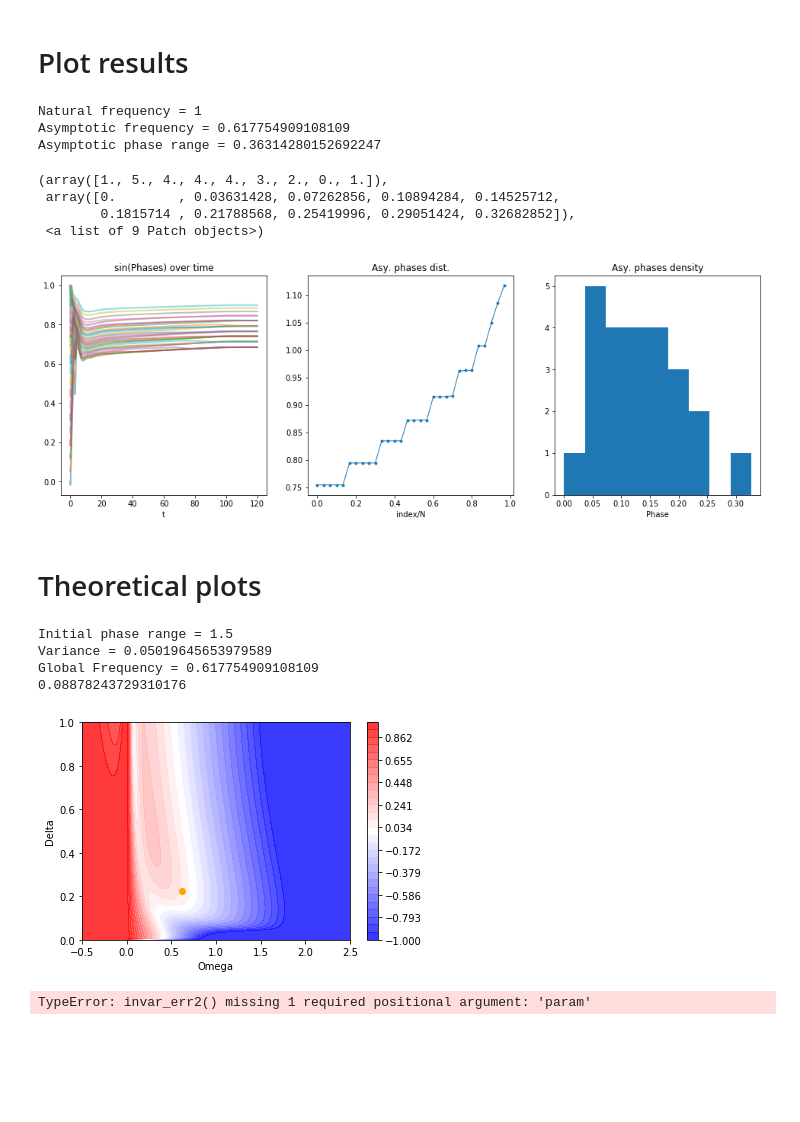
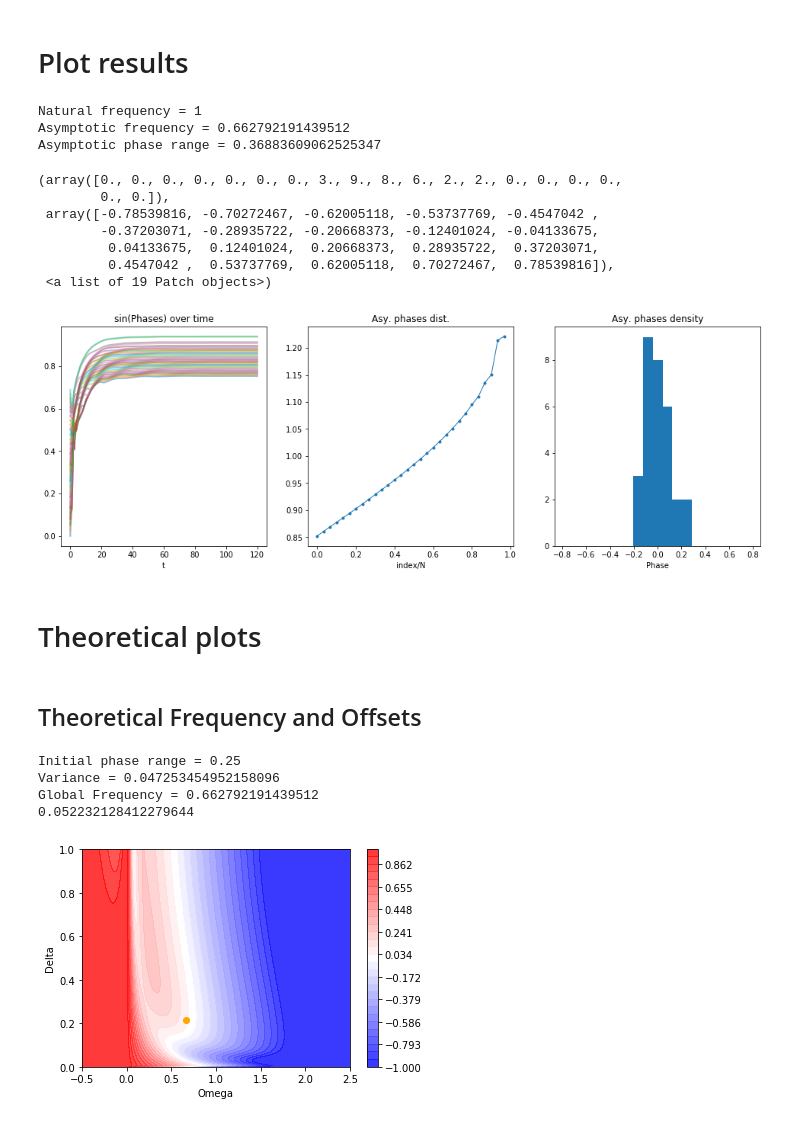
Before and after one commit to parkseo7/KuramotoPlasticDelay, a Jupyter notebook: analysisND.ipynb, the cells around one changed output. Drawn from its saved outputs; the diff is of its cells as text; code cells hidden in the pictures; blank space fills up the shorter version.

```diff
--- a/analysisND.ipynb
+++ b/analysisND.ipynb
@@ -25,8 +25,8 @@ from IPython.display import clear_output
 # Directories
 # %%
 # Data files
-name_folder = 'matlab3'
-name_file = 'offset_1'
+name_folder = 'matlab2'
+name_file = 'sol30_gain30_2'
 
 # Directory
 dir_main = os.getcwd()
@@ -80,43 +80,48 @@ print('Natural frequency = ' + str(param['omega0']))
 print('Asymptotic frequency = ' + str(asy_Omega))
 print('Asymptotic phase range = ' + str(unif_R))
 
 # Configure plots
 fig, ax = plt.subplots(3, figsize=(15,5))
 
 # [left, bottom, width, height]
 bbox0 = [0.1, 0.1, 0.25, 0.8]
 bbox1 = [0.40, 0.1, 0.25, 0.8]
 bbox2 = [0.7, 0.1, 0.25, 0.8]
 
 # Set ax positions
 ax[0].set_position(bbox0)
 ax[1].set_position(bbox1)
 ax[2].set_position(bbox2)
 
 # Set titles + axis labels
 ax[0].set_title('sin(Phases) over time')
 ax[1].set_title('Asy. phases dist.')
 ax[2].set_title('Asy. phases density')
 
 ax[0].set_xlabel('t')
 ax[1].set_xlabel('index/N')
 ax[2].set_xlabel('Phase')
 
 # PLOT
 ax[0].plot(sol['t'], np.sin(arr_diff), linewidth=2.0, alpha=0.5)
 ax[1].plot(asy_inds, asy_phases, linestyle='-', linewidth=1.0, marker='.')
-ax[2].hist(asy_phases - asy_phases[0], unif_R*np.arange(10)/10, density=False)
+ax[2].hist(asy_phases - np.mean(asy_phases), np.linspace(-pi/4,pi/4,num=20), density=False)
 # %% [output]
 Natural frequency = 1
-Asymptotic frequency = 0.617754909108109
-Asymptotic phase range = 0.36314280152692247
+Asymptotic frequency = 0.662792191439512
+Asymptotic phase range = 0.36883609062525347
-(array([1., 5., 4., 4., 4., 3., 2., 0., 1.]),
- array([0.        , 0.03631428, 0.07262856, 0.10894284, 0.14525712,
-        0.1815714 , 0.21788568, 0.25419996, 0.29051424, 0.32682852]),
- <a list of 9 Patch objects>)
+(array([0., 0., 0., 0., 0., 0., 0., 3., 9., 8., 6., 2., 2., 0., 0., 0., 0.,
+        0., 0.]),
+ array([-0.78539816, -0.70272467, -0.62005118, -0.53737769, -0.4547042 ,
+        -0.37203071, -0.28935722, -0.20668373, -0.12401024, -0.04133675,
+         0.04133675,  0.12401024,  0.20668373,  0.28935722,  0.37203071,
+         0.4547042 ,  0.53737769,  0.62005118,  0.70272467,  0.78539816]),
+ <a list of 19 Patch objects>)
-[figure, old version]
+[figure, new version]
 # %% [markdown]
 # Theoretical plots
+# %% [markdown]
+## Theoretical Frequency and Offsets
 # %%
 w0 = param['omega0']
 g = param['g']
@@ -162,19 +167,8 @@ ax.scatter(np.array([asy_Omega]), np.array([np.sqrt(sigma2)]), color='orange', z
 
 cbar = plt.colorbar(CS)
 # %% [output]
-Initial phase range = 1.5
-Variance = 0.05019645653979589
-Global Frequency = 0.617754909108109
-0.08878243729310176
+Initial phase range = 0.25
+Variance = 0.047253454952158096
+Global Frequency = 0.662792191439512
+0.052232128412279644
-[figure, old version]
+[figure, new version]
-# %%
-err_fun2 = lambda u,v: funlib.invar_err2(u, v, 1000, param)
-x, y = err_fun2(asy_Omega, unif_R)
-
-err = funlib.invar_err3(asy_Omega, asy_phases, param)
-print(np.sum(err))
-print(asy_Omega * dict_mat['gain'])
-k = dict_mat['gain']
-print(np.sin(-asy_Omega*tau0 + (1-asy_Omega*k)*pi))
-# %% [output]
-TypeError: invar_err2() missing 1 required positional argument: 'param'
```
Also changed, not shown: parts of 8 cells of this notebook, 3 other files.
